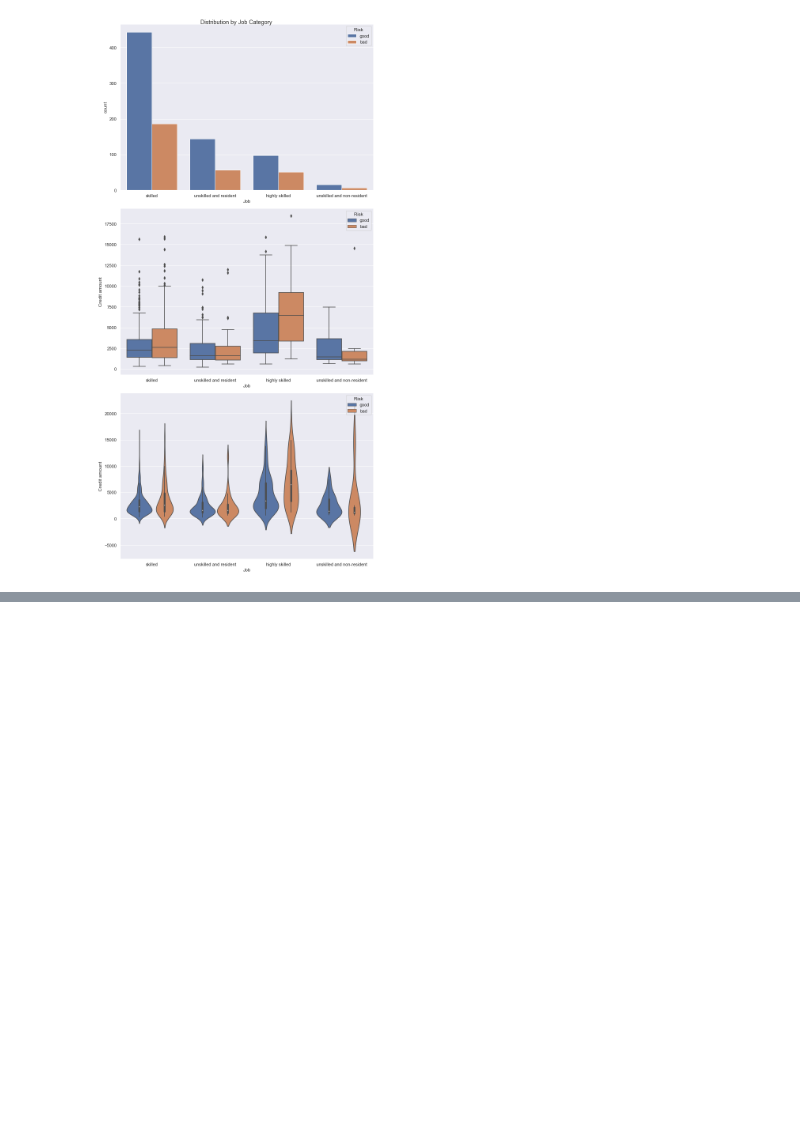
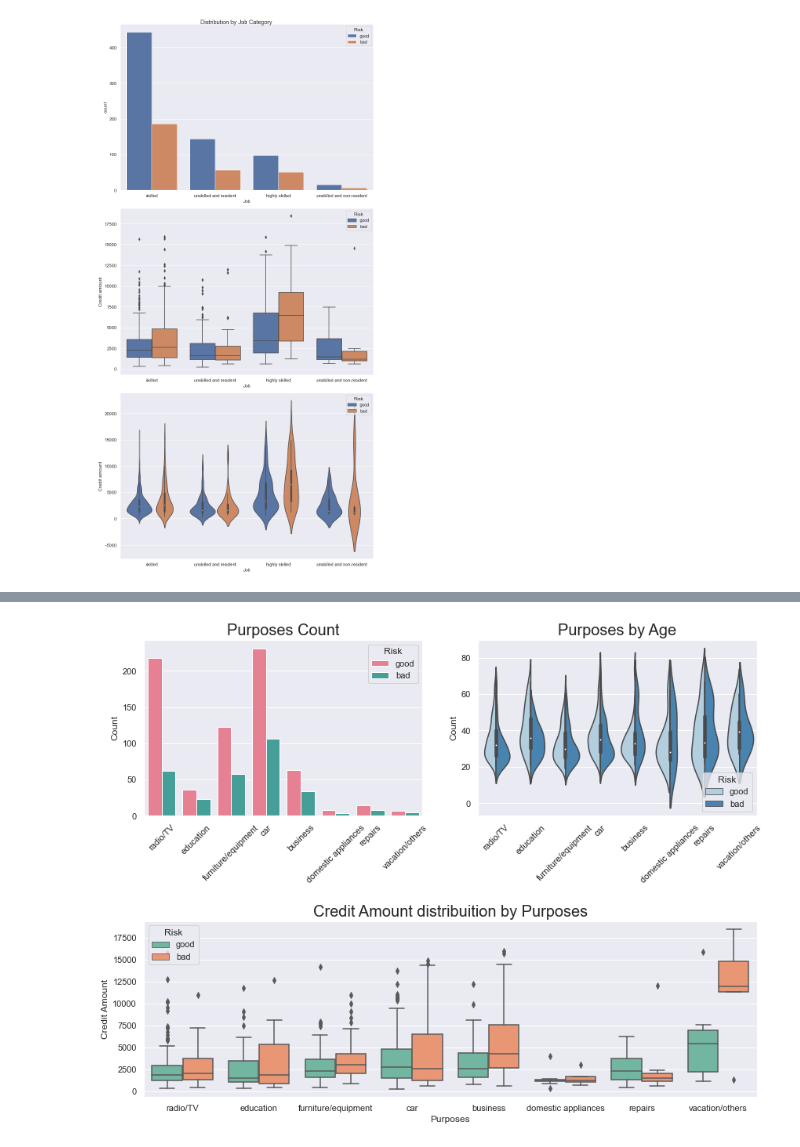
Before and after one commit to bigdatavietnam-org/german-credit-risk, a Jupyter notebook: german-credit-risk.ipynb, the cells around one changed output, grey strips where cells are left out. Saved outputs shown, nothing was run; the diff lists cells and outputs as text; code cells hidden in the pictures; blank space fills up the shorter version.

```diff
--- a/german-credit-risk.ipynb
+++ b/german-credit-risk.ipynb
@@ -184,0 +198,28 @@ sns.boxplot(data=credit_df, x='Saving accounts', y='Age', hue='Risk', ax=ax3)
+# %%
+plt.figure(figsize = (14,12))
+
+plt.subplot(221)
+ax1 = sns.countplot(data=credit_df, x="Purpose", palette="husl", hue = "Risk")
+ax1.set_xticklabels(ax1.get_xticklabels(),rotation=45)
+ax1.set_xlabel("", fontsize=12)
+ax1.set_ylabel("Count", fontsize=12)
+ax1.set_title("Purposes Count", fontsize=20)
+
+plt.subplot(222)
+ax2 = sns.violinplot(data=credit_df, x="Purpose", y="Age", palette="Blues", hue = "Risk",split=True)
+ax2.set_xticklabels(ax2.get_xticklabels(),rotation=45)
+ax2.set_xlabel("", fontsize=12)
+ax2.set_ylabel("Count", fontsize=12)
+ax2.set_title("Purposes by Age", fontsize=20)
+
+plt.subplot(212)
+ax3 = sns.boxplot(data=credit_df, x="Purpose", y="Credit amount", palette="Set2", hue = "Risk")
+ax3.set_xlabel("Purposes", fontsize=12)
+ax3.set_ylabel("Credit Amount", fontsize=12)
+ax3.set_title("Credit Amount distribuition by Purposes", fontsize=20)
+
+plt.subplots_adjust(hspace = 0.6, top = 0.8)
+
+plt.show()
+# %% [output]
+[figure, added]
```
Also changed, not shown: parts of 1 cell of this notebook.
